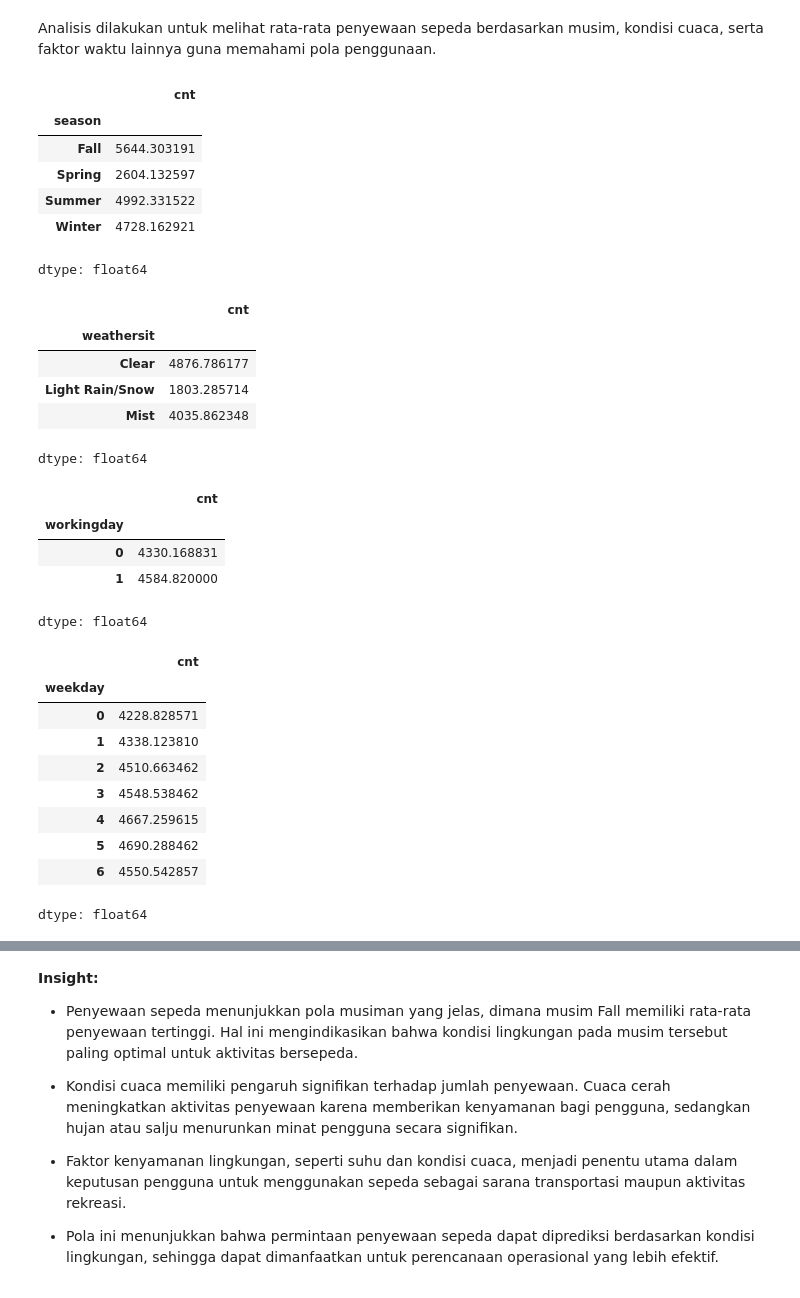
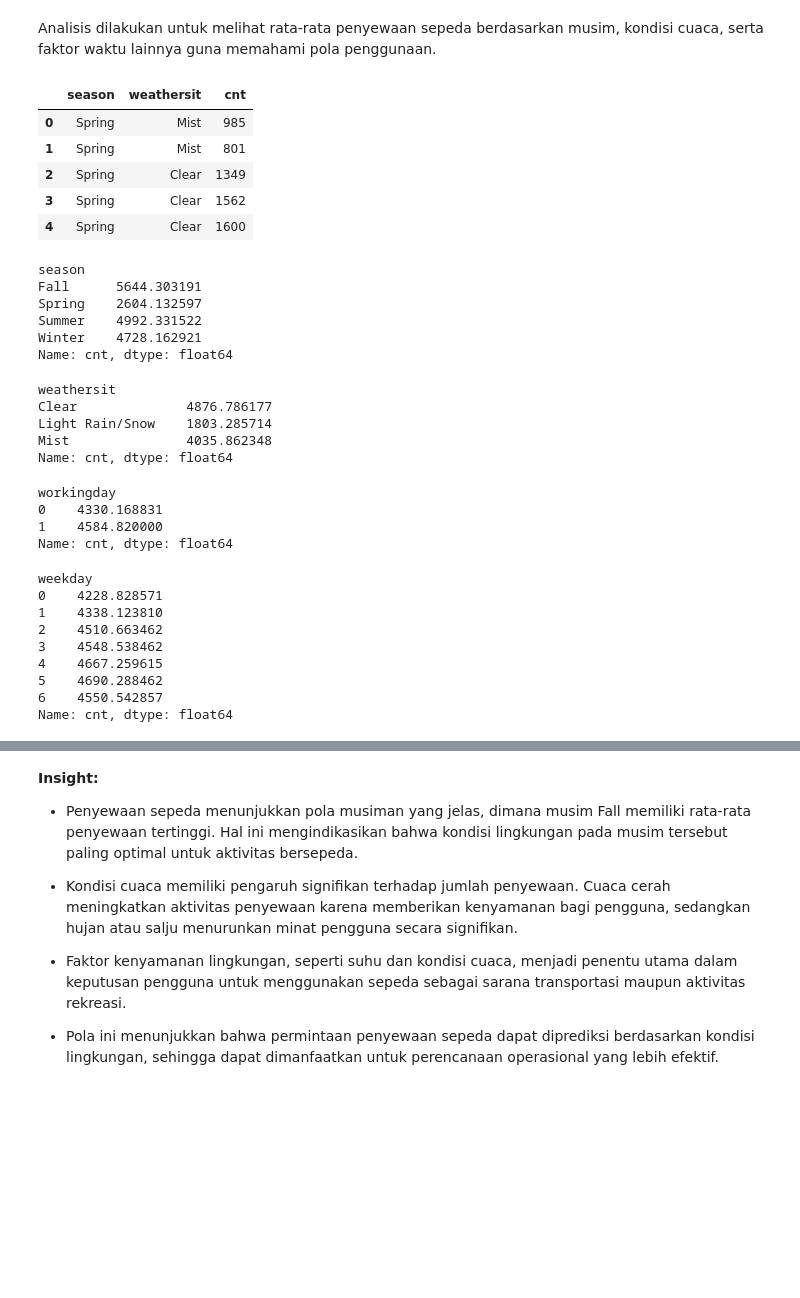
Before and after one commit to naylapoetrikurnia-hash/bike-dashboard, a Jupyter notebook: notebook.ipynb, the cells around one changed output, grey strips where cells are left out. Cells and saved outputs as stored; diff of their text form; code cells hidden in the pictures; blank space fills up the shorter version.

```diff
--- a/notebook.ipynb
+++ b/notebook.ipynb
@@ -162,50 +169,59 @@ df.describe()
 ### Explore ...
 # %% [markdown]
 Analisis dilakukan untuk melihat rata-rata penyewaan sepeda berdasarkan musim, kondisi cuaca, serta faktor waktu lainnya guna memahami pola penggunaan.
+# %%
+df[["season","weathersit","cnt"]].head()
+# %% [output]
+|  | season | weathersit | cnt |
+| 0 | Spring | Mist | 985 |
+| 1 | Spring | Mist | 801 |
+| 2 | Spring | Clear | 1349 |
+| 3 | Spring | Clear | 1562 |
+| 4 | Spring | Clear | 1600 |
 # %%
 # Analisis rata-rata penggunaan berdasarkan musim
-df.groupby("season")["cnt"].mean()
+season_analysis = df.groupby("season")["cnt"].mean()
+season_analysis
 # %% [output]
-|  | cnt |
-| season |  |
-| Fall | 5644.303191 |
-| Spring | 2604.132597 |
-| Summer | 4992.331522 |
-| Winter | 4728.162921 |
-dtype: float64
+season
+Fall      5644.303191
+Spring    2604.132597
+Summer    4992.331522
+Winter    4728.162921
+Name: cnt, dtype: float64
 # %%
 # Analisis rata-rata penggunaan berdasarkan kondisi cuaca
-df.groupby("weathersit")["cnt"].mean()
+weather_analysis = df.groupby("weathersit")["cnt"].mean()
+weather_analysis
 # %% [output]
-|  | cnt |
-| weathersit |  |
-| Clear | 4876.786177 |
-| Light Rain/Snow | 1803.285714 |
-| Mist | 4035.862348 |
-dtype: float64
+weathersit
+Clear              4876.786177
+Light Rain/Snow    1803.285714
+Mist               4035.862348
+Name: cnt, dtype: float64
 # %%
 # Analisis penggunaan berdasarkan hari kerja vs hari libur
-df.groupby("workingday")["cnt"].mean()
+workingday_analysis = df.groupby("workingday")["cnt"].mean()
+workingday_analysis
 # %% [output]
-|  | cnt |
-| workingday |  |
-| 0 | 4330.168831 |
-| 1 | 4584.820000 |
-dtype: float64
+workingday
+0    4330.168831
+1    4584.820000
+Name: cnt, dtype: float64
 # %%
 # Analisis penggunaan berdasarkan hari dalam seminggu
-df.groupby("weekday")["cnt"].mean()
+weekday_analysis = df.groupby("weekday")["cnt"].mean()
+weekday_analysis
 # %% [output]
-|  | cnt |
-| weekday |  |
-| 0 | 4228.828571 |
-| 1 | 4338.123810 |
-| 2 | 4510.663462 |
-| 3 | 4548.538462 |
-| 4 | 4667.259615 |
-| 5 | 4690.288462 |
-| 6 | 4550.542857 |
-dtype: float64
+weekday
+0    4228.828571
+1    4338.123810
+2    4510.663462
+3    4548.538462
+4    4667.259615
+5    4690.288462
+6    4550.542857
+Name: cnt, dtype: float64
 # %%
 monthly = df.resample("ME", on="dteday")["cnt"].sum()
 monthly.head()
```
Also changed, not shown: parts of 9 cells of this notebook.
